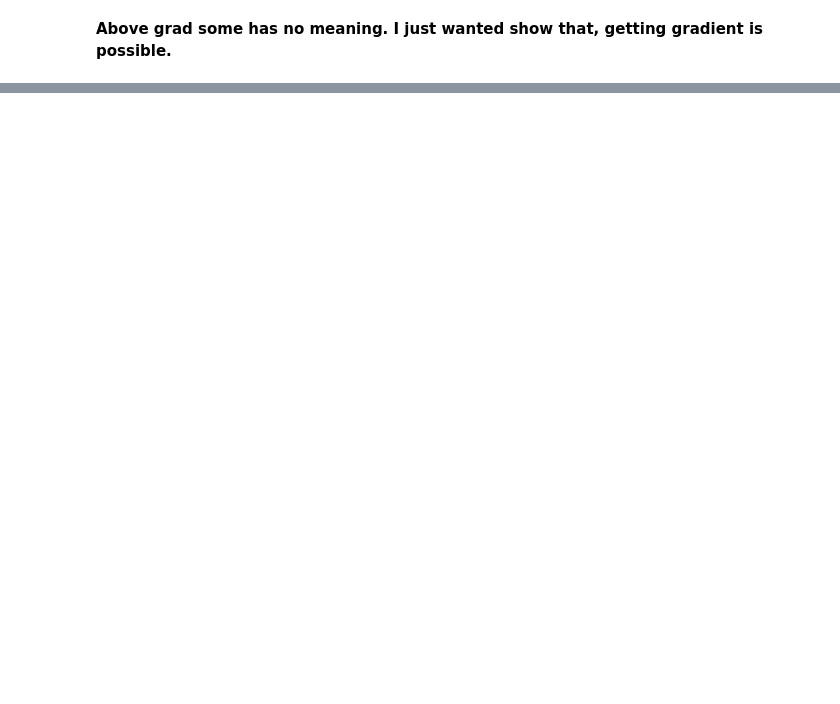
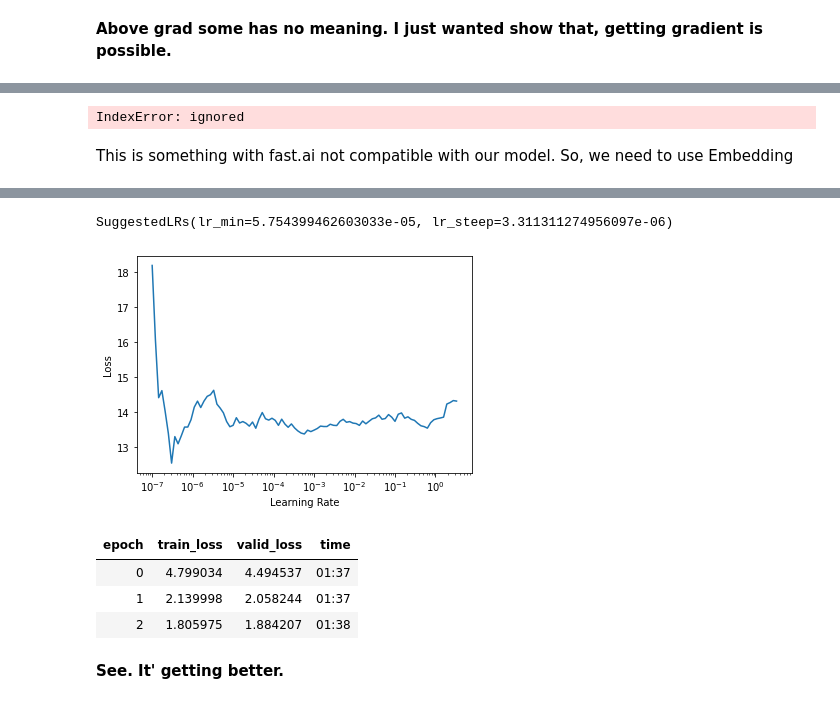
Before and after one commit to arunoda/fastai-v4, a Jupyter notebook: 07_1_colab_filtering.ipynb, the cells around one changed output, grey strips where cells are left out. Drawn from its saved outputs; the diff is of its cells as text; code cells hidden in the pictures; blank space fills up the shorter version.

```diff
--- a/07_1_colab_filtering.ipynb
+++ b/07_1_colab_filtering.ipynb
@@ -223,0 +268,26 @@ movie_factors.grad.sum(), user_factors.grad.sum()
+# %%
+learn.fit_one_cycle(5, 5e-5)
+# %% [output]
+IndexError: ignored
+# %% [markdown]
+This is something with fast.ai not compatible with our model.
+So, we need to use Embedding
+# %%
+class EmbedModel(Module):
+  def __init__(self, n_users, n_movies, n_factors):
+    self.user_factors = Embedding(n_users, n_factors)
+    self.movie_factors = Embedding(n_movies, n_factors)
+
+  def forward(self, batch):
+    ## See this is why we call embedding. Here we simply call for the index
+    ## But it's a mathematic operation behind d
+    users = self.user_factors(batch[:, 0])
+    movies = self.movie_factors(batch[:, 1])
+
+    return (users * movies).sum(dim=1)
+# %%
+model = EmbedModel(len(dls.classes['user']), len(dls.classes['movie']), 10)
+learn = Learner(dls, model, loss_func=MSELossFlat())
+# %%
+learn.lr_find()
+# %% [output]
@@ -223,0 +295,11 @@ movie_factors.grad.sum(), user_factors.grad.sum()
+SuggestedLRs(lr_min=5.754399462603033e-05, lr_steep=3.311311274956097e-06)
+[figure, added]
+# %%
+learn.fit_one_cycle(3, 1e-3)
+# %% [output]
+| epoch | train_loss | valid_loss | time |
+| 0 | 4.799034 | 4.494537 | 01:37 |
+| 1 | 2.139998 | 2.058244 | 01:37 |
+| 2 | 1.805975 | 1.884207 | 01:38 |
+# %% [markdown]
+**See. It' getting better.**
```
Also changed, not shown: parts of 22 cells of this notebook.
